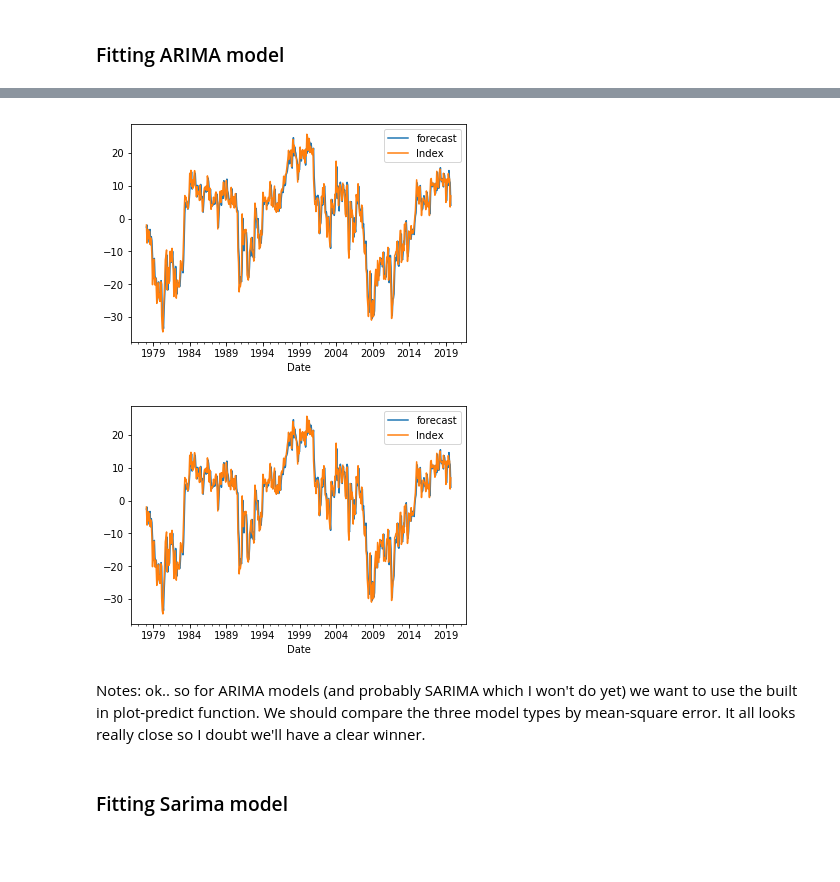
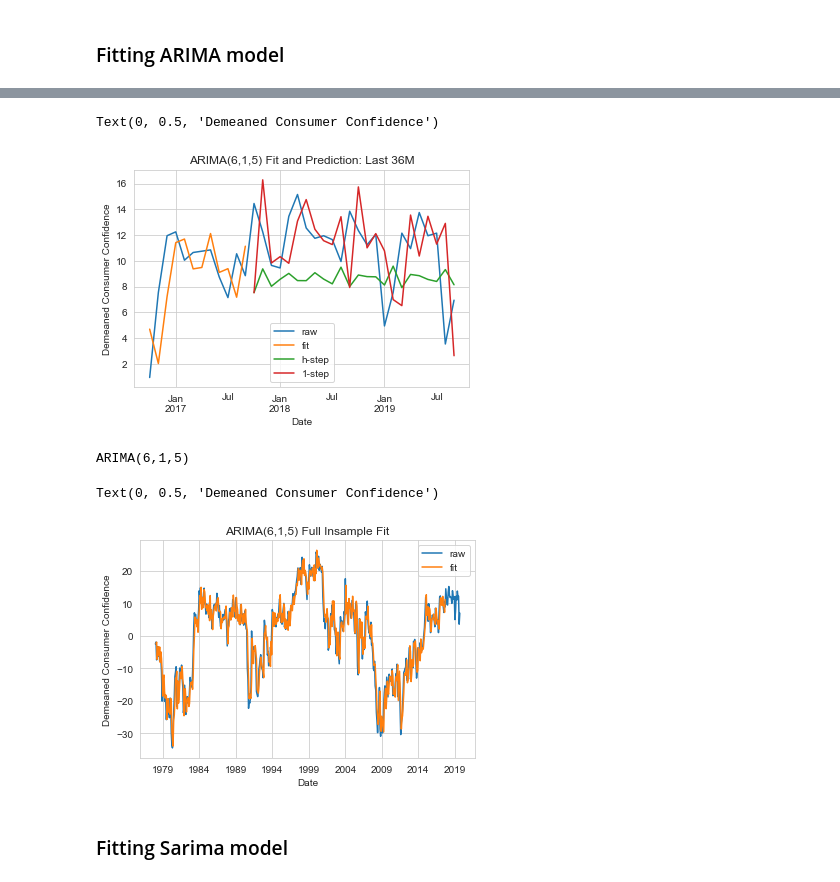
Before and after one commit to nt-ds/ckt-time-series-analysis, a Jupyter notebook: TSM_Proj.ipynb, the cells around one changed output, grey strips where cells are left out. Cells and saved outputs as stored; diff of their text form; code cells hidden in the pictures; blank space fills up the shorter version.

```diff
--- a/TSM_Proj.ipynb
+++ b/TSM_Proj.ipynb
@@ -489,12 +450,12 @@ Notes: An ARMA(5,4) seems to be the optimal fit but it's likely a pretty flat su
 # %%
 # this gets all the arima models
 # we then have to fit each one and get the AIC
-all_arima = STATS.ARIMA_model(ddata_cons,maxp=10,maxq=10,maxd=2)
-arima_fit = {}
-for model in all_arima:
+all_arima = STATS.ARIMA_model(ddata_cons,holdout=24,maxp=10,maxq=10,maxd=2)
+arima_fits = {}
+for model in all_arima['is']:
     try:
-        m_fit = all_arima[model].fit(trend='nc')
-        arima_fit[model]=m_fit
+        m_fit = all_arima['is'][model].fit(trend='nc')
+        arima_fits[model]=m_fit
     except:
         print('failed on:{0}'.format(model))
         pass
@@ -517,9 +478,10 @@ failed on:arima(10,2,8)
 failed on:arima(10,2,9)
 failed on:arima(10,2,10)
 # %%
-arima_aic= pd.Series({x: arima_fit[x].aic for x in arima_fit})
-arima_opt= arima_fit[arima_aic[arima_aic==arima_aic.min()].index[0]]
+arima_aic= pd.Series({x: arima_fits[x].aic for x in arima_fits})
+arima_opt= arima_fits[arima_aic[arima_aic==arima_aic.min()].index[0]]
+print('ARIMA({0},{1},{2})'.format(arima_opt.k_ar,arima_opt.k_diff,arima_opt.k_ma,))
 
-print(arima_aic)
-print('ARIMA({0},{1},{2})'.format(arima_opt.k_ar,arima_opt.k_diff,arima_opt.k_ma,))
+arima_fs =all_arima['fs']['arima({0},{1},{2})'.format(arima_opt.k_ar,arima_opt.k_diff,arima_opt.k_ma)]
+arima_fs.fit(trend='nc')
 # %% [output]
@@ -553,11 +490,34 @@ plot_data.plot()
-# %%
-arima_opt.plot_predict()
-# %% [output]
-[figure, removed]
-[figure, removed]
-# %% [markdown]
-Notes: ok.. so for ARIMA models (and probably SARIMA which I won't do yet) we want to use the built in plot-predict function.
-We should compare the three model types by mean-square error. It all looks really close so I doubt we'll have a clear winner.
+# %%
+# Running some arma predictions
+arima_pred_os_hstep = arima_opt.predict(start=ddata_cons.index[-24],end=ddata_cons.index[-1],typ='levels')
+# # be ar_fs is an ar-model instance we can use the params from the insample fit
+arima_pred_os_1step = pd.Series(index=ddata_cons.index[-24:],
+                               data=arima_fs.predict(arima_opt.params,start=ddata_cons.index[-24],
+                                                     end=ddata_cons.index[-1],typ='levels'))
+# %%
+# plotting arima data
+# for arima we have to use 'prediction values' in stead of fitted because something is not right with the fit
+arima_pred_plot = pd.DataFrame({'raw':ddata_cons,'fit':arima_opt.predict(typ='levels'),
+                               'h-step':arima_pred_os_hstep,'1-step':arima_pred_os_1step})
+sns.set_style('whitegrid')
+arima_pred_plot[-36:].plot()
+ax_ = plt.gca()
+ax_.set_title('ARIMA({0},{1},{2}) Fit and Prediction: Last 36M'.format(arima_opt.k_ar,arima_opt.k_diff,arima_opt.k_ma))
+ax_.set_ylabel('Demeaned Consumer Confidence')
+# %% [output]
+Text(0, 0.5, 'Demeaned Consumer Confidence')
+[figure, added]
+# %%
+print('ARIMA({0},{1},{2})'.format(arima_opt.k_ar,arima_opt.k_diff,arima_opt.k_ma))
+sns.set_style('whitegrid')
+arima_pred_plot.loc[:,('raw','fit')].plot()
+ax_ = plt.gca()
+ax_.set_title('ARIMA({0},{1},{2}) Full Insample Fit'.format(arima_opt.k_ar,arima_opt.k_diff,arima_opt.k_ma))
+ax_.set_ylabel('Demeaned Consumer Confidence')
+# %% [output]
+ARIMA(6,1,5)
+Text(0, 0.5, 'Demeaned Consumer Confidence')
+[figure, added]
 # %% [markdown]
 ### Fitting Sarima model
 # %%
```
Also changed, not shown: parts of 29 cells of this notebook.
